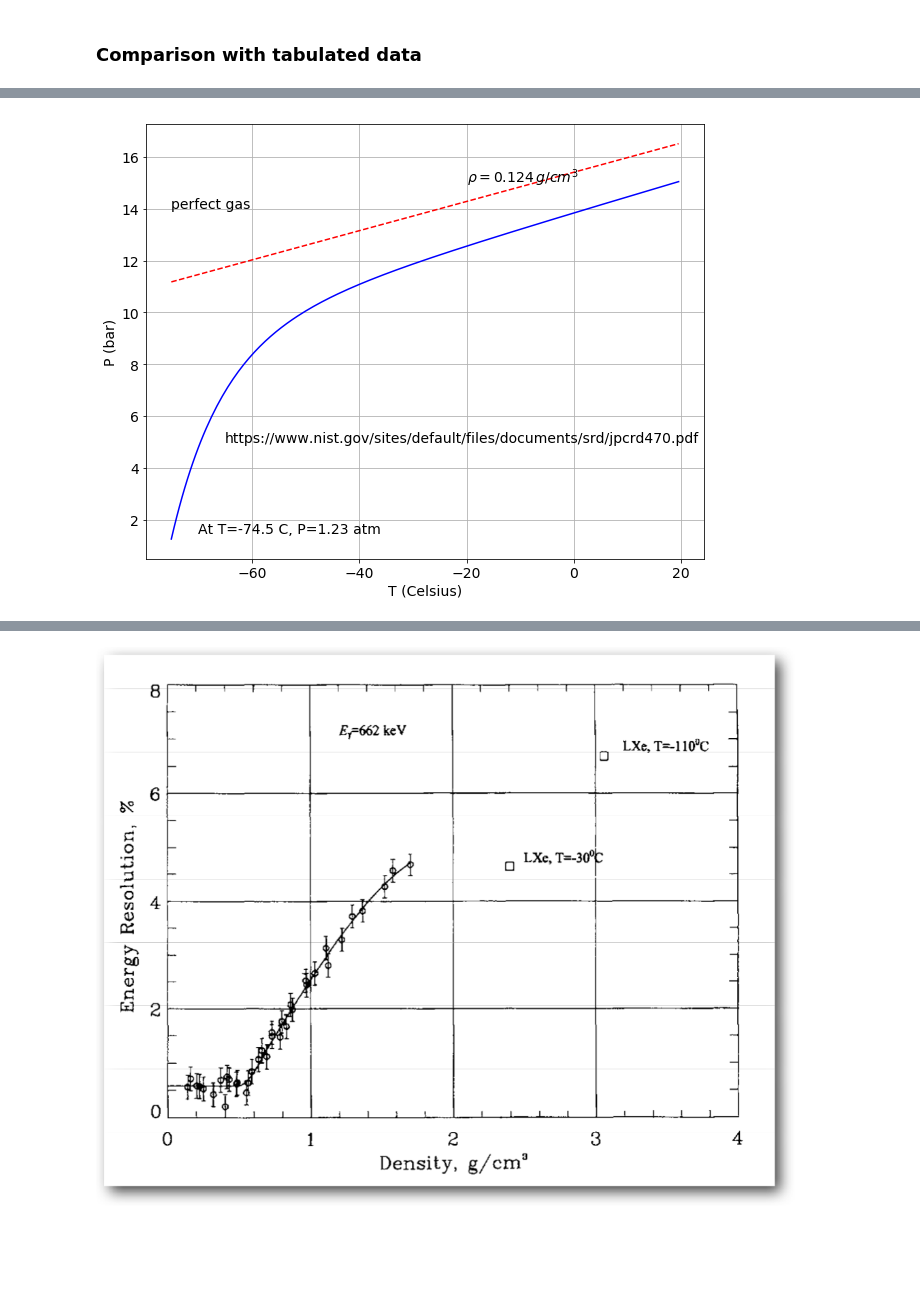
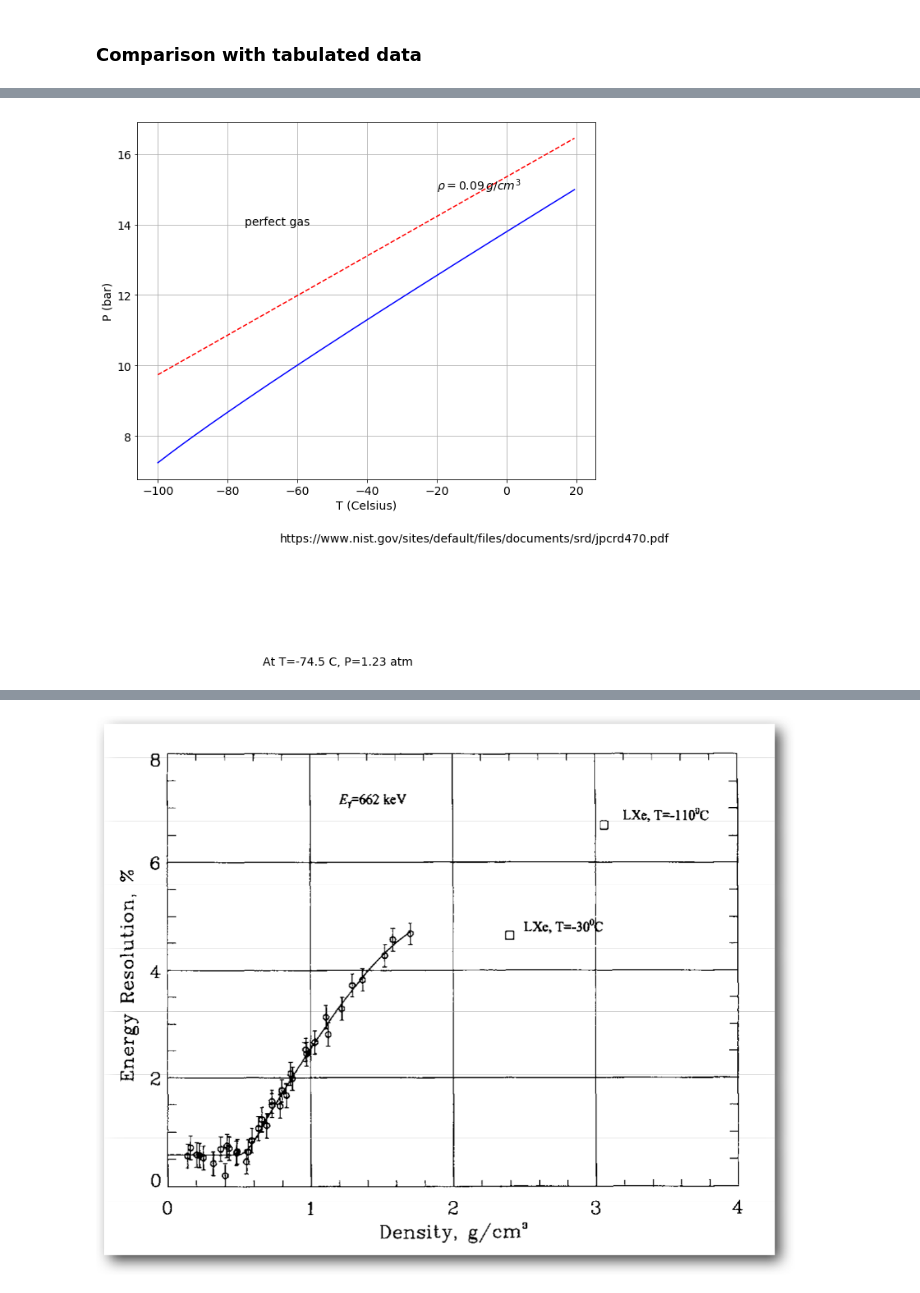
Before and after one commit to jjgomezcadenas/Next2.0, a Jupyter notebook: nb/xenon_pv.ipynb, the cells around one changed output, grey strips where cells are left out. Cells and saved outputs as stored; diff of their text form; code cells hidden in the pictures; blank space fills up the shorter version.

```diff
--- a/nb/xenon_pv.ipynb
+++ b/nb/xenon_pv.ipynb
@@ -191,8 +206,8 @@ T = [248.400, 222.97, 200.270, 180.01, 224.98]
 RHO = np.array([0.01747, 0.01751, 0.01753, 0.01755, 0.09244]) * g/cm3
 P = np.array([0.2683, 0.24, 0.2143, 0.1911, 1.1163]) * MPa
 for t,rho,p in zip(T,RHO,P):
-    print('T = {} K rho = {} g/cm3 P = {} MPa: found P = {} MPa'.format(t, rho/(g/cm3), p/MPa,
-          xe.P(t, rho, temp='K') / MPa))
+    print('T = {} K rho = {} g/cm3 P = {} MPa: found P = {} MPa'.format(t, rho/(g/cm3), p/atmosphere,
+          xe.P(t, rho, temp='K') / atmosphere))
 #print(' rho = {} kg/m2 is the density at which P = {} atm (P_perfect = {} atm) and T = 20C'.format(
 #rho_1520 /(kg/m3), xe.P(20, rho_1520, perfect=False) / atmosphere, xe.P(0, rho_1520, perfect=True)/ atmosphere) )
 # %% [output]
@@ -262,18 +249,18 @@ PF
 # %%
-T = np.arange(-75, 20, 0.5)
-PF = [xe.P(t, rho_1520, perfect=False) for t in T]
-PT = [xe.P(t, rho_1520, perfect=True) for t in T]
+T = np.arange(-100, 20, 0.5)
+PF = np.array([xe.P(t, rho_1520, perfect=False) for t in T]) / atmosphere
+PT = np.array([xe.P(t, rho_1520, perfect=True) for t in T]) / atmosphere
 # %%
 plt.plot(T,PF,'b')
 plt.plot(T,PT,'r--')
 plt.grid(True)
 plt.xlabel('T (Celsius)')
 plt.ylabel('P (bar)')
-plt.text(-20, 15, r'$\rho=0.124 \, g/cm^3$')
+plt.text(-20, 15, r'$\rho=0.09 \, g/cm^3$')
 plt.text(-75, 14, r'perfect gas')
 plt.text(-65, 5, r'https://www.nist.gov/sites/default/files/documents/srd/jpcrd470.pdf')
 plt.text(-70, 1.5, r'At T=-74.5 C, P=1.23 atm')
 plt.show()
 # %% [output]
-[figure, old version]
+[figure, new version]
 # %%
```
Also changed, not shown: parts of 43 cells of this notebook.
